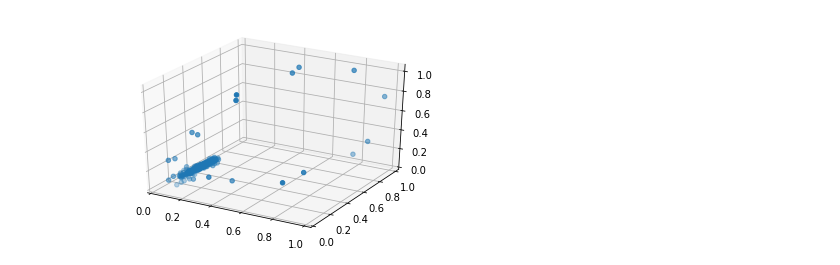
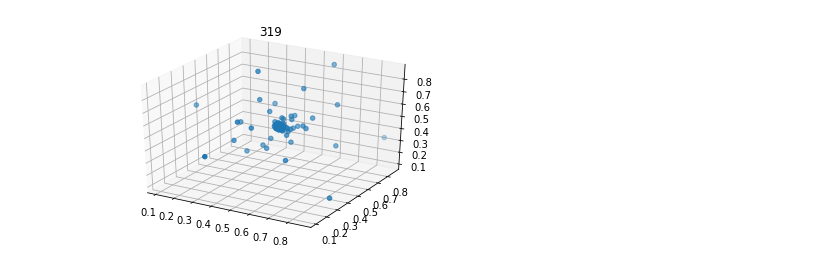
Before and after one commit to anticdimi/tda-arrhythmia-detection, a Jupyter notebook: src/prep.ipynb, the cells around one changed output. Drawn from its saved outputs; the diff is of its cells as text; code cells hidden in the pictures.

Commit message:
Added filtering and betti curves

```diff
--- a/src/prep.ipynb
+++ b/src/prep.ipynb
@@ -93,0 +107,18 @@ attractors, att_annotations = calculate_attractors(preprocessed_signal, resample
+# %%
+annotation = wfdb.rdann('../data/arrhythmia/100', 'atr')
+record = wfdb.rdrecord('../data/arrhythmia/100')
+# %%
+def preprocess(record, annotation, new_fs, numtaps, cutoff_freqs):
+    # Resampling to 200 Hz
+    zero_channel_signal, resampled_ann = processing.resample_singlechan(record.p_signal[:, 0], annotation, record.fs, new_fs)
+
+    # FIR filtering
+    # TODO how to choose numtaps???
+    filtered = filter_signal(zero_channel_signal, cutoff_freqs, record.fs, numtaps)
+
+    # Normalizing signal to 0, 1
+    preprocessed_signal = processing.normalize_bound(filtered, lb=0, ub=1)
+
+    return preprocessed_signal, resampled_ann
+# %%
+prep_signal, annotations = preprocess(record, annotation, new_fs=200, numtaps=21, cutoff_freqs=[0.5, 50])
@@ -94,4 +135,10 @@ attractors, att_annotations = calculate_attractors(preprocessed_signal, resample
+# %%
+# Skip first event
+attractors, attractor_anns = calculate_attractors(prep_signal, annotations.symbol[1:], annotations.sample[1:], 3)
+
+# TODO drop classes which are in the non_beat_annotations and ignore_annotations
+classes = list(map(lambda x: classes_mapping[x], attractor_anns))
 # %%
-plot_attractor(attractors[0])
+plot_attractor(attractors[1])
 # %% [output]
-[figure, old version]
+[figure, new version]
```
Also changed, not shown: parts of 18 cells of this notebook.
